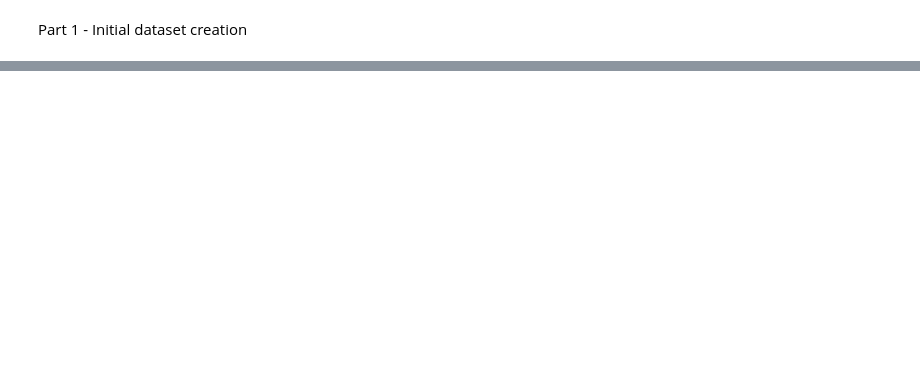
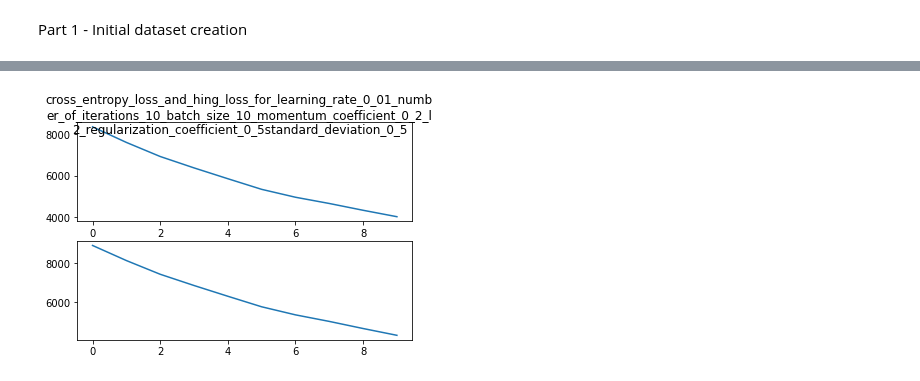
Before and after one commit to yaelgreen/ML1-Final-project, a Jupyter notebook: ML1.ipynb, the cells around one changed output, grey strips where cells are left out. Cells and saved outputs as stored; diff of their text form; code cells hidden in the pictures; blank space fills up the shorter version.

```diff
--- a/ML1.ipynb
+++ b/ML1.ipynb
@@ -140,7 +140,6 @@ warnings.filterwarnings("error")
 
 training_set_size = 1000
 num_of_labels = 10
-training_set_shape = 3072  # 1024 * 3
 
 
 class Model():
@@ -152,6 +151,7 @@ class Model():
                  momentum_coefficient: float,
                  l2_regularization_coefficient: float,
                  standard_deviation: float,
+                 training_set_shape: int,
                  model_name: str):
         valid = self.verify_training_input(learning_rate, num_of_iterations,
                                            batch_size, momentum_coefficient,
@@ -166,6 +166,7 @@ class Model():
         self.momentum_coefficient = momentum_coefficient
         self.l2_regularization_coefficient = l2_regularization_coefficient
         self.standard_deviation = standard_deviation
+        self.training_set_shape = training_set_shape
         self.model_name = model_name
         self.wight_vectors = None
         self.biases = None
@@ -205,7 +206,7 @@ class Model():
     def sgd(self):
         # init wight_vectors
         self.wight_vectors = np.random.normal(loc=0, scale=self.standard_deviation,
-                                              size=num_of_labels * (training_set_shape + 1))
+                                              size=num_of_labels * (self.training_set_shape + 1))
         self.cross_entropy_losses = {}
         self.hing_losses = {}
         for iteration_number in range(self.num_of_iterations):
@@ -231,8 +232,8 @@ class Model():
         fig.suptitle("\n".join(wrap(plt_title, 60)))
         axs[0].plot(list(self.cross_entropy_losses.values()))
         axs[1].plot(list(self.hing_losses.values()))
-        # plt.show()
-        fig.savefig(f"{plt_title}.png")
+        plt.show()
+        # fig.savefig(f"{plt_title}.png")
         plt.close()
 
     def training(self) -> None:
@@ -273,8 +274,8 @@ class Model():
         return result
 
     def get_theta_b_i(self, i):
-        theta_i = self.wight_vectors[i:i + training_set_shape]
-        b_i = self.wight_vectors[i + training_set_shape]
+        theta_i = self.wight_vectors[i:i + self.training_set_shape]
+        b_i = self.wight_vectors[i + self.training_set_shape]
         return theta_i, b_i
 
     def calc_hinge_loss(self, training_set_data, training_set_labels):
@@ -331,7 +332,7 @@ class Model():
         for i in range(num_of_labels):
             theta_i, b_i = self.get_theta_b_i(i)
             r_i = r[i]
-            for j in range(training_set_shape):
+            for j in range(self.training_set_shape):
                 x_j = x[j]
                 try:
                     derivative = x_j * (self.calc_exp(theta_i, b_i, x) / self.calc_exp_sum(x) - r_i) + 2 * self.l2_regularization_coefficient * theta_i[j]
@@ -352,26 +353,53 @@ class Model():
 training_set, validation_set, meta = create_training_and_validation_sets()
 convert_pixel_intensity(training_set)
 convert_pixel_intensity(validation_set)
-learning_rate = [0.01, 0.1, 0.5]
-num_of_iterations = 50
-batch_size = [10, 20, 30]
-momentum_coefficient = [0.2, 0.3, 0.5]
-l2_regularization_coefficient = [0.4, 0.5, 0.6]
-standard_deviation = [0.5, 1, 1.5]
-for i in range(3):
-    for j in range(3):
-        for k in range(3):
-            for l in range(3):
-                for m in range(3):
-                    model_name = f"learning rate {learning_rate[i]} number of iterations {num_of_iterations}"\
-                                 f" batch_size {batch_size[j]} momentum coefficient {momentum_coefficient[k]} "\
-                                 f"l2 regularization coefficient {l2_regularization_coefficient[l]}" \
-                                 f"standard_deviation {standard_deviation[m]}"
-                    print(model_name)
-                    model = Model(training_set, learning_rate[i], num_of_iterations, batch_size[j],
-                                  momentum_coefficient[k], l2_regularization_coefficient[l],
-                                  standard_deviation[m], model_name.replace(" ", "_").replace(".", "_"))
-                    model.training()
-                    model.plot_losses()
-                    model.inference_training_set()
+parameters = {1: {
+    'learning_rate': 0.01,
+    'batch_size': 10,
+    'momentum_coefficient': 0.2,
+    'l2_regularization_coefficient': 0.5,
+    'standard_deviation': 0.5,
+    'plot_images': True,
+},
+    2: {
+        'learning_rate': 0.01,
+        'batch_size': 10,
+        'momentum_coefficient': 0.3,
+        'l2_regularization_coefficient': 0.4,
+        'standard_deviation': 0.5,
+        'plot_images': False,
+},
+    3: {
+        'learning_rate': 0.01,
+        'batch_size': 10,
+        'momentum_coefficient': 0.3,
+        'l2_regularization_coefficient': 0.4,
+        'standard_deviation': 1.5,
+        'plot_images': False,
+},
+    4: {
+        'learning_rate': 0.01,
+        'batch_size': 10,
+        'momentum_coefficient': 0.3,
+        'l2_regularization_coefficient': 0.6,
+        'standard_deviation': 1.5,
+        'plot_images': False,
+}
+}
+num_of_iterations = 10
+training_set_shape = 3072
+for i in parameters:
+    model_name = f"learning rate {parameters[i]['learning_rate']} number of iterations {num_of_iterations}"\
+                 f" batch_size {parameters[i]['batch_size']} momentum coefficient {parameters[i]['momentum_coefficient']} "\
+                 f"l2 regularization coefficient {parameters[i]['l2_regularization_coefficient']}" \
+                 f"standard_deviation {parameters[i]['standard_deviation']}"
+    print(model_name)
+    model = Model(training_set, parameters[i]['learning_rate'], num_of_iterations, parameters[i]['batch_size'],
+                  parameters[i]['momentum_coefficient'], parameters[i]['l2_regularization_coefficient'],
+                  parameters[i]['standard_deviation'], training_set_shape, model_name.replace(" ", "_").replace(".", "_"))
+    model.training()
+    model.plot_losses()
+    if parameters[i]['plot_images']:
+        plot_random_images(training_set, meta, "training_set_images")
+        plot_random_images(validation_set, meta, "validation_set_images")
 # %% [output]
@@ -379,0 +423 @@ started 0 iteration
+[figure, added]
```
Also changed, not shown: parts of 7 cells of this notebook, 1 other file.
